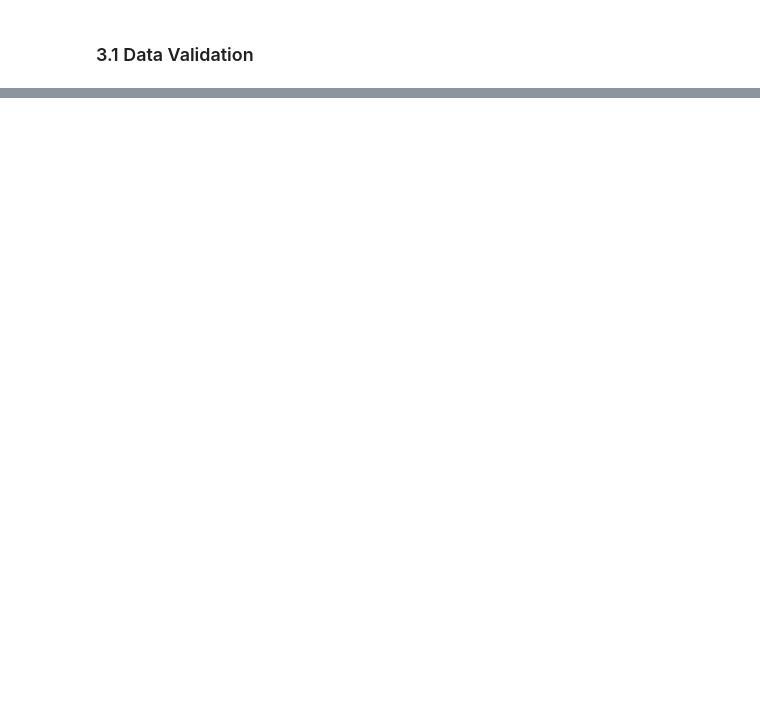
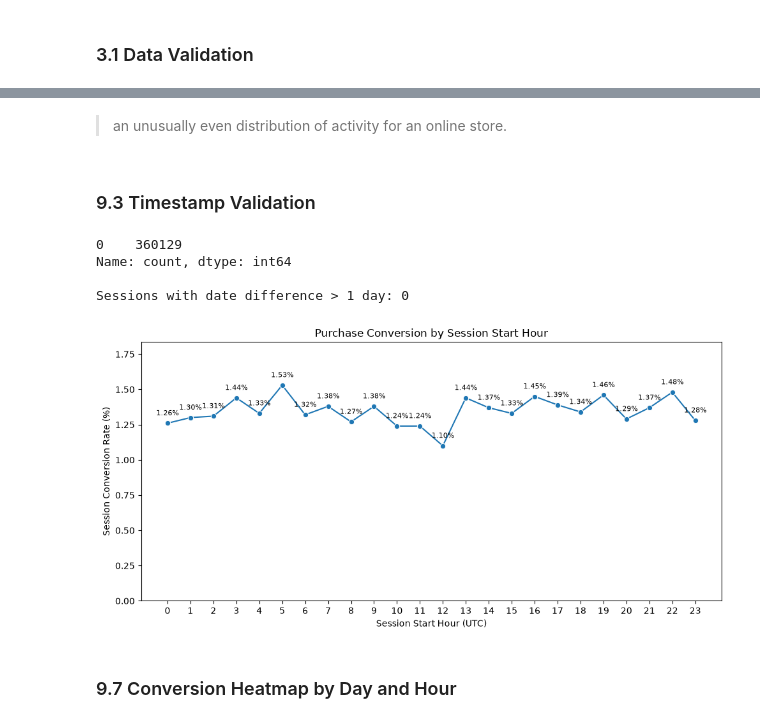
Before and after one commit to romarta/ga4-ecommerce-conversion-analytics, a Jupyter notebook: notebooks/conversion_statistics.ipynb, the cells around one changed output, grey strips where cells are left out. Cells and saved outputs as stored; diff of their text form; code cells hidden in the pictures; blank space fills up the shorter version.

```diff
--- a/notebooks/conversion_statistics.ipynb
+++ b/notebooks/conversion_statistics.ipynb
@@ -79,0 +598,15 @@ dtype: int64
+# %%
+# Extract the session start hour in UTC.
+df_time["session_hour"] = df_time["session_start_utc"].dt.hour
+
+# Calculate session counts and purchases by hour.
+hourly_summary = (
+    df_time.groupby("session_hour")["has_purchase"]
+    .agg(total_sessions="size", purchase_sessions="sum")
+    .reset_index()
+)
+
+# Calculate hourly session conversion rates.
+hourly_summary["conversion_rate_pct"] = (100 * hourly_summary["purchase_sessions"] / hourly_summary["total_sessions"]).round(2)
+
+display(hourly_summary)
@@ -79,0 +631,64 @@ dtype: int64
+# %% [markdown]
+> an unusually even distribution of activity for an online store.
+# %% [markdown]
+### 9.3 Timestamp Validation
+# %%
+# Compare UTC timestamp dates with GA4 session dates.
+date_difference = (
+    df_time["session_start_utc"].dt.tz_localize(None).dt.normalize()
+    - pd.to_datetime(df_time["session_date"])
+).dt.days
+
+# Display the distribution of date differences.
+print(date_difference.value_counts().sort_index())
+
+# Flag discrepancies larger than one day.
+print(
+    f"\nSessions with date difference > 1 day: "
+    f"{(date_difference.abs() > 1).sum():,}"
+)
+# %% [output]
+0    360129
+Name: count, dtype: int64
+
+Sessions with date difference > 1 day: 0
+# %%
+# Visualize session conversion rates by hour of day.
+fig, ax = plt.subplots(figsize=(10, 5))
+
+sns.lineplot(
+    data=hourly_summary,
+    x="session_hour",
+    y="conversion_rate_pct",
+    marker="o",
+    errorbar=None,
+    ax=ax
+)
+
+# Display conversion rates above each data point.
+for row in hourly_summary.itertuples(index=False):
+    ax.annotate(
+        f"{row.conversion_rate_pct:.2f}%",
+        (row.session_hour, row.conversion_rate_pct),
+        xytext=(0, 9),
+        textcoords="offset points",
+        ha="center",
+        fontsize=8
+    )
+
+ax.set(
+    title="Purchase Conversion by Session Start Hour",
+    xlabel="Session Start Hour (UTC)",
+    ylabel="Session Conversion Rate (%)"
+)
+
+# Display all 24 hours and add space above the highest value.
+ax.set_xticks(range(24))
+ax.set_ylim(0, hourly_summary["conversion_rate_pct"].max() * 1.2)
+
+plt.tight_layout()
+plt.show()
+# %% [output]
+[figure, added]
+# %% [markdown]
+### 9.7 Conversion Heatmap by Day and Hour
```
Also changed, not shown: parts of 43 cells of this notebook, 3 other files.
